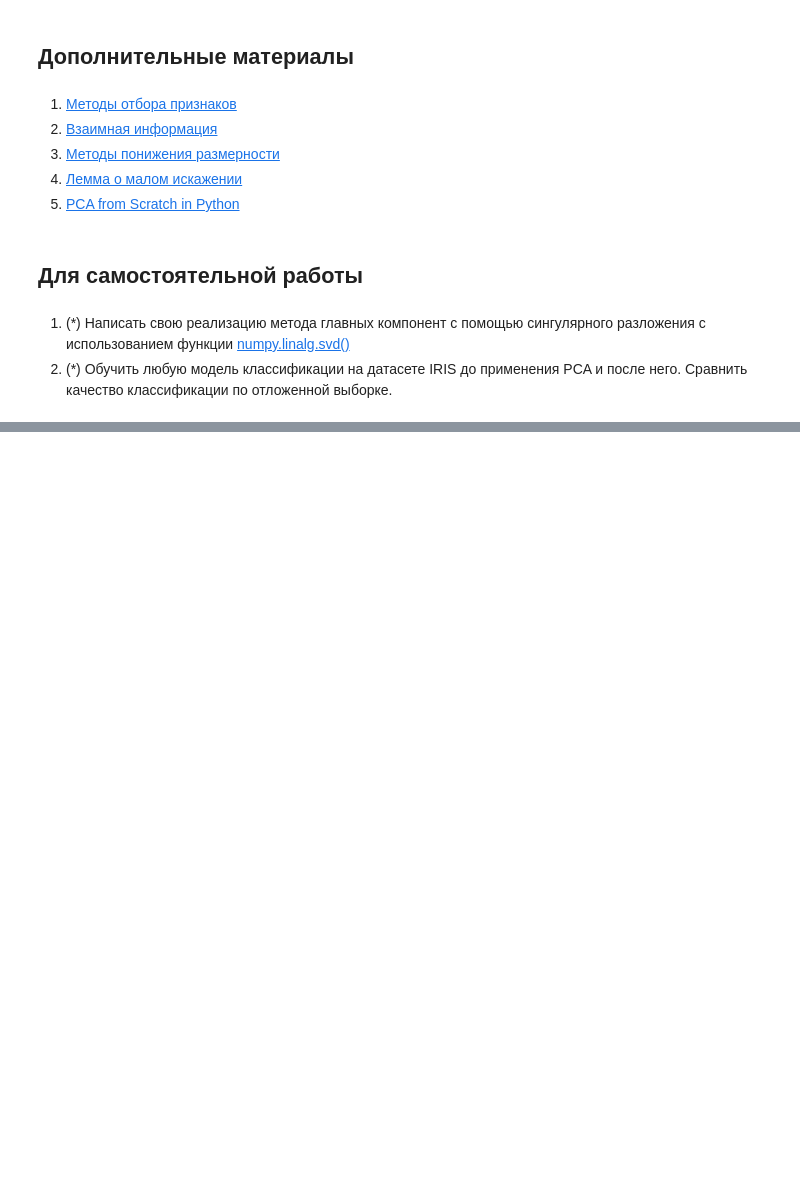
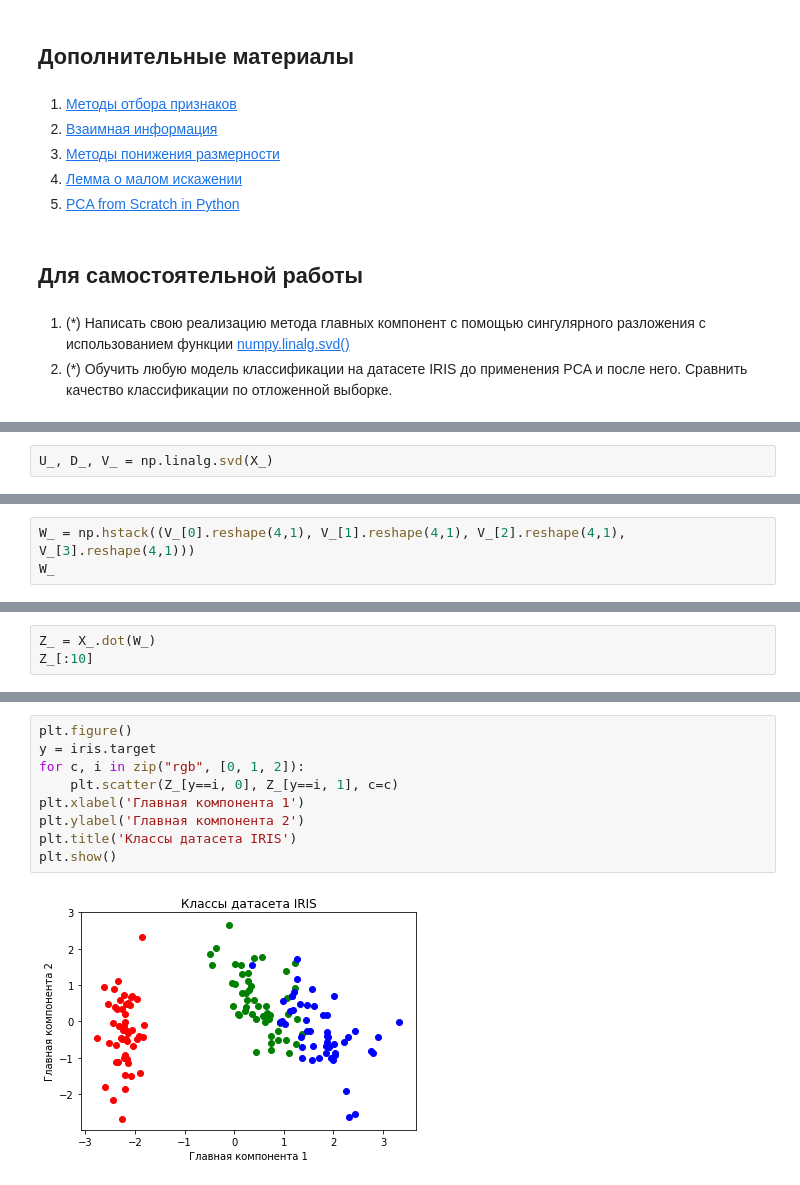
Before and after one commit to studentotlichnik/Data-Analysis-Algorithms, a Jupyter notebook: Lesson_8.ipynb, the cells around one changed output, grey strips where cells are left out. Saved outputs shown, nothing was run; the diff lists cells and outputs as text; blank space fills up the shorter version.

```diff
--- a/Lesson_8.ipynb
+++ b/Lesson_8.ipynb
@@ -219,0 +232,2 @@ PCA наиболее хорошо работает, когда собствен
+# %%
+U_, D_, V_ = np.linalg.svd(X_)
@@ -219,0 +254,3 @@ PCA наиболее хорошо работает, когда собствен
+# %%
+W_ = np.hstack((V_[0].reshape(4,1), V_[1].reshape(4,1), V_[2].reshape(4,1), V_[3].reshape(4,1)))
+W_
@@ -219,0 +262,3 @@ PCA наиболее хорошо работает, когда собствен
+# %%
+Z_ = X_.dot(W_)
+Z_[:10]
@@ -219,0 +276,11 @@ PCA наиболее хорошо работает, когда собствен
+# %%
+plt.figure()
+y = iris.target
+for c, i in zip("rgb", [0, 1, 2]):
+    plt.scatter(Z_[y==i, 0], Z_[y==i, 1], c=c)
+plt.xlabel('Главная компонента 1')
+plt.ylabel('Главная компонента 2')
+plt.title('Классы датасета IRIS')
+plt.show()
+# %% [output]
+[figure, added]
```
Also changed, not shown: parts of 31 cells of this notebook.
